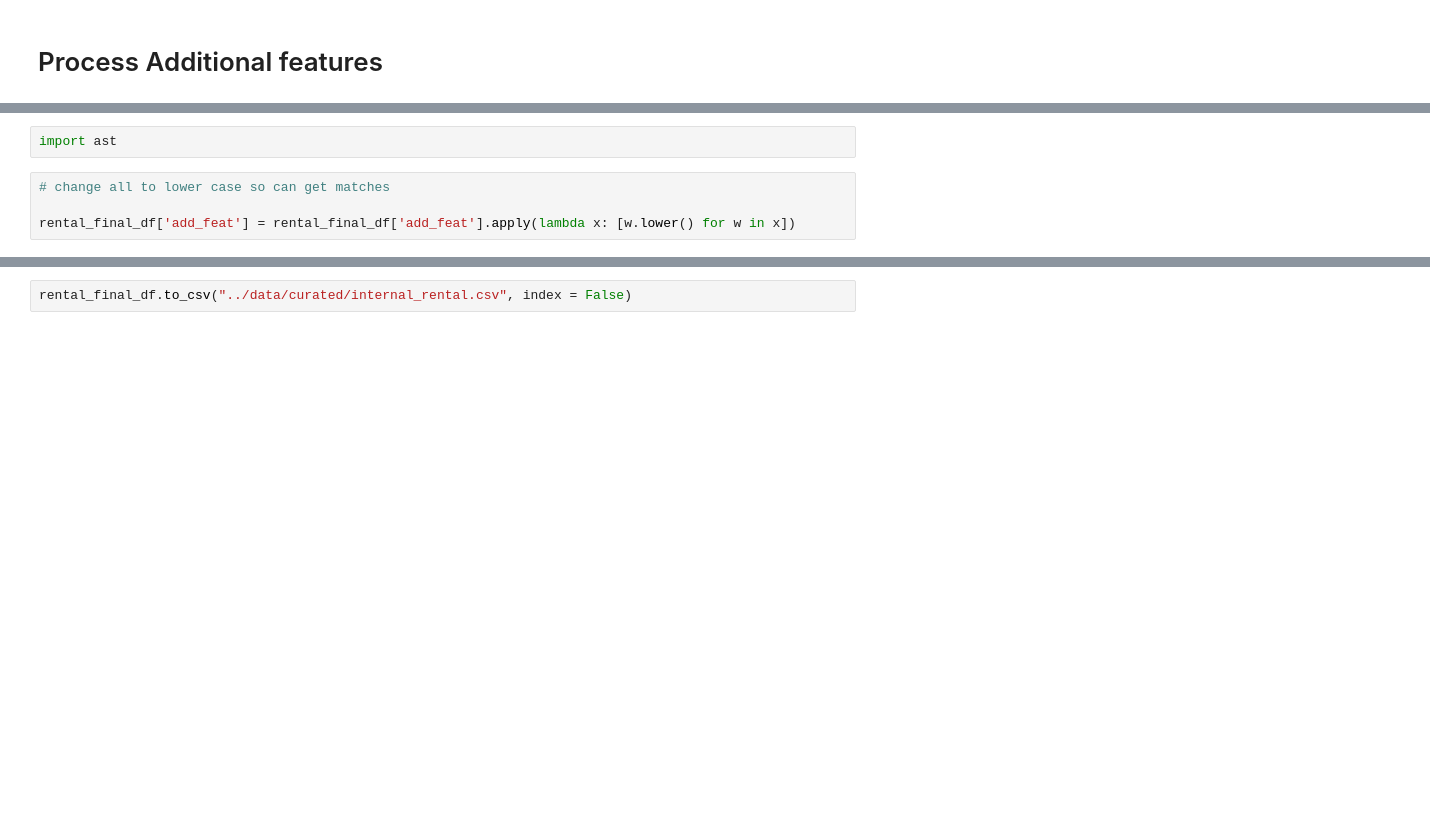
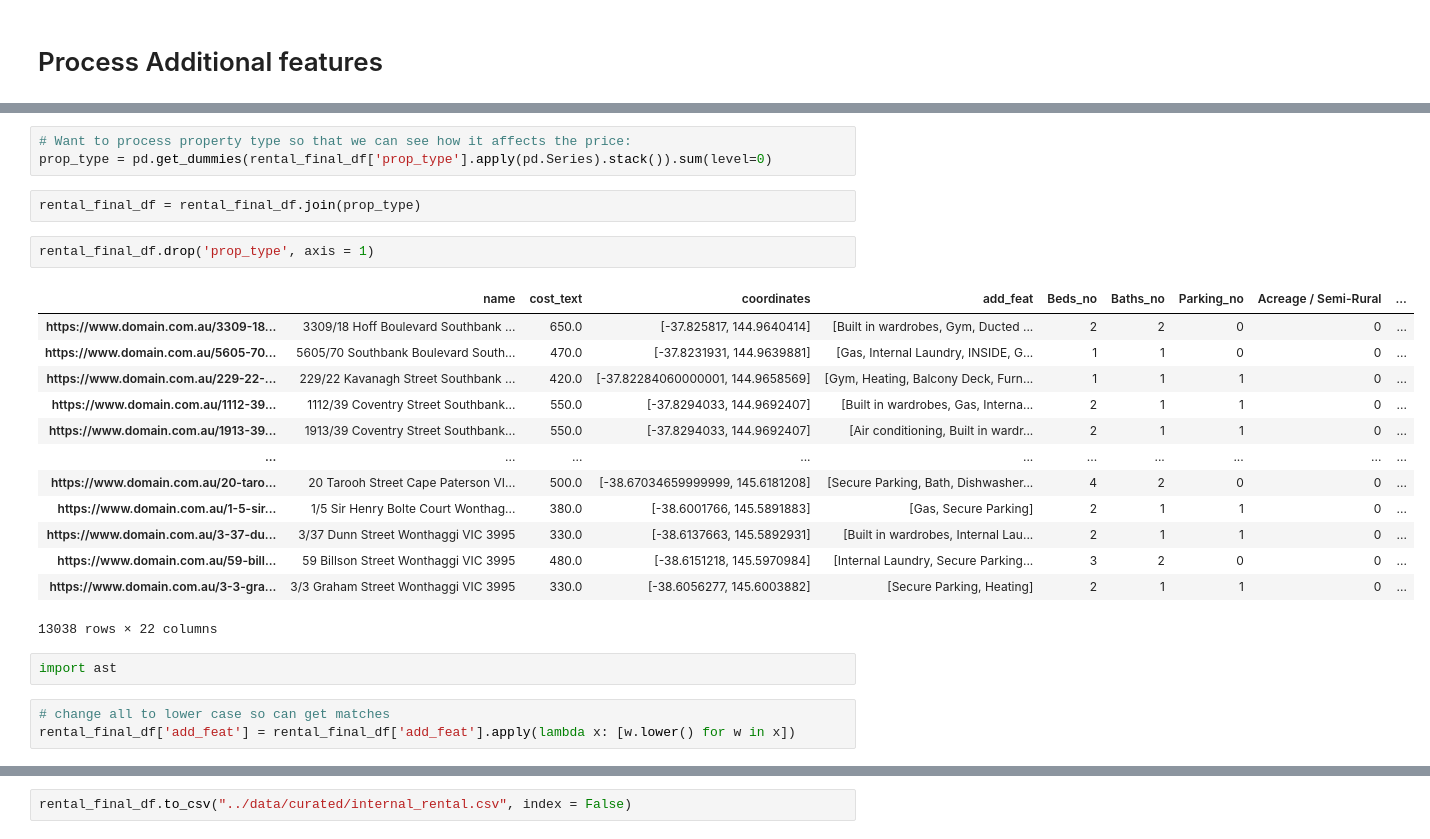
Before and after one commit to MAST30034-Applied-Data-Science/generic-real-estate-consulting-project-group-2, a Jupyter notebook: notebooks/Rental_Preprocessing.ipynb, the cells around one changed output, grey strips where cells are left out. Saved outputs shown, nothing was run; the diff lists cells and outputs as text; blank space fills up the shorter version.

```diff
--- a/notebooks/Rental_Preprocessing.ipynb
+++ b/notebooks/Rental_Preprocessing.ipynb
@@ -164,8 +200,28 @@ NameError: name 'rooms_df' is not defined
+# %%
+# Want to process property type so that we can see how it affects the price:
+prop_type = pd.get_dummies(rental_final_df['prop_type'].apply(pd.Series).stack()).sum(level=0)
+# %%
+rental_final_df = rental_final_df.join(prop_type)
+# %%
+rental_final_df.drop('prop_type', axis = 1)
+# %% [output]
+|  | name | cost_text | coordinates | add_feat | Beds_no | Baths_no | Parking_no | Acreage / Semi-Rural | ... |
+| https://www.domain.com.au/3309-18... | 3309/18 Hoff Boulevard Southbank ... | 650.0 | [-37.825817, 144.9640414] | [Built in wardrobes, Gym, Ducted ... | 2 | 2 | 0 | 0 | ... |
+| https://www.domain.com.au/5605-70... | 5605/70 Southbank Boulevard South... | 470.0 | [-37.8231931, 144.9639881] | [Gas, Internal Laundry, INSIDE, G... | 1 | 1 | 0 | 0 | ... |
+| https://www.domain.com.au/229-22-... | 229/22 Kavanagh Street Southbank ... | 420.0 | [-37.82284060000001, 144.9658569] | [Gym, Heating, Balcony Deck, Furn... | 1 | 1 | 1 | 0 | ... |
+| https://www.domain.com.au/1112-39... | 1112/39 Coventry Street Southbank... | 550.0 | [-37.8294033, 144.9692407] | [Built in wardrobes, Gas, Interna... | 2 | 1 | 1 | 0 | ... |
+| https://www.domain.com.au/1913-39... | 1913/39 Coventry Street Southbank... | 550.0 | [-37.8294033, 144.9692407] | [Air conditioning, Built in wardr... | 2 | 1 | 1 | 0 | ... |
+| ... | ... | ... | ... | ... | ... | ... | ... | ... | ... |
+| https://www.domain.com.au/20-taro... | 20 Tarooh Street Cape Paterson VI... | 500.0 | [-38.67034659999999, 145.6181208] | [Secure Parking, Bath, Dishwasher... | 4 | 2 | 0 | 0 | ... |
+| https://www.domain.com.au/1-5-sir... | 1/5 Sir Henry Bolte Court Wonthag... | 380.0 | [-38.6001766, 145.5891883] | [Gas, Secure Parking] | 2 | 1 | 1 | 0 | ... |
+| https://www.domain.com.au/3-37-du... | 3/37 Dunn Street Wonthaggi VIC 3995 | 330.0 | [-38.6137663, 145.5892931] | [Built in wardrobes, Internal Lau... | 2 | 1 | 1 | 0 | ... |
+| https://www.domain.com.au/59-bill... | 59 Billson Street Wonthaggi VIC 3995 | 480.0 | [-38.6151218, 145.5970984] | [Internal Laundry, Secure Parking... | 3 | 2 | 0 | 0 | ... |
+| https://www.domain.com.au/3-3-gra... | 3/3 Graham Street Wonthaggi VIC 3995 | 330.0 | [-38.6056277, 145.6003882] | [Secure Parking, Heating] | 2 | 1 | 1 | 0 | ... |
+13038 rows × 22 columns
 # %%
 import ast
 # %%
 # change all to lower case so can get matches
-
 rental_final_df['add_feat'] = rental_final_df['add_feat'].apply(lambda x: [w.lower() for w in x])
 # %%
 rental_final_df.head()
```
Also changed, not shown: parts of 44 cells of this notebook.
